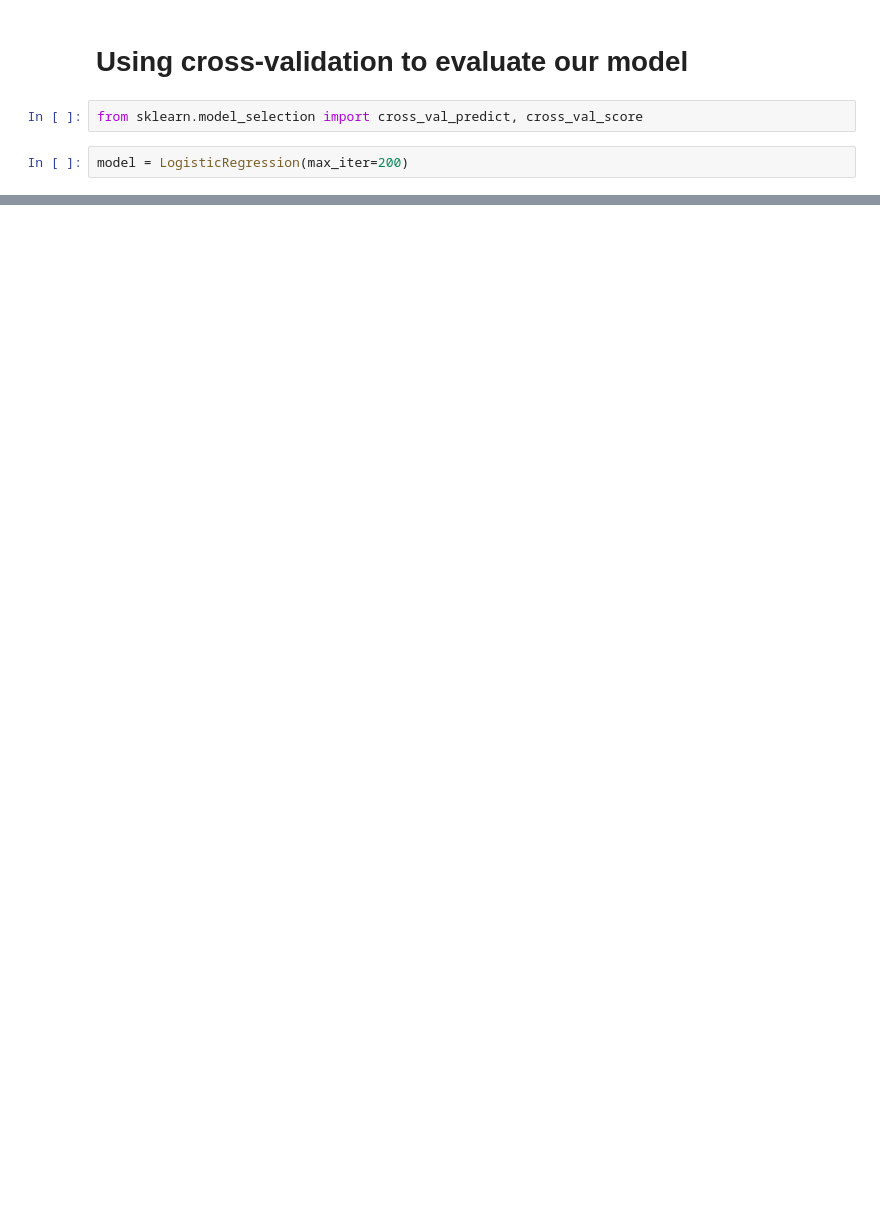
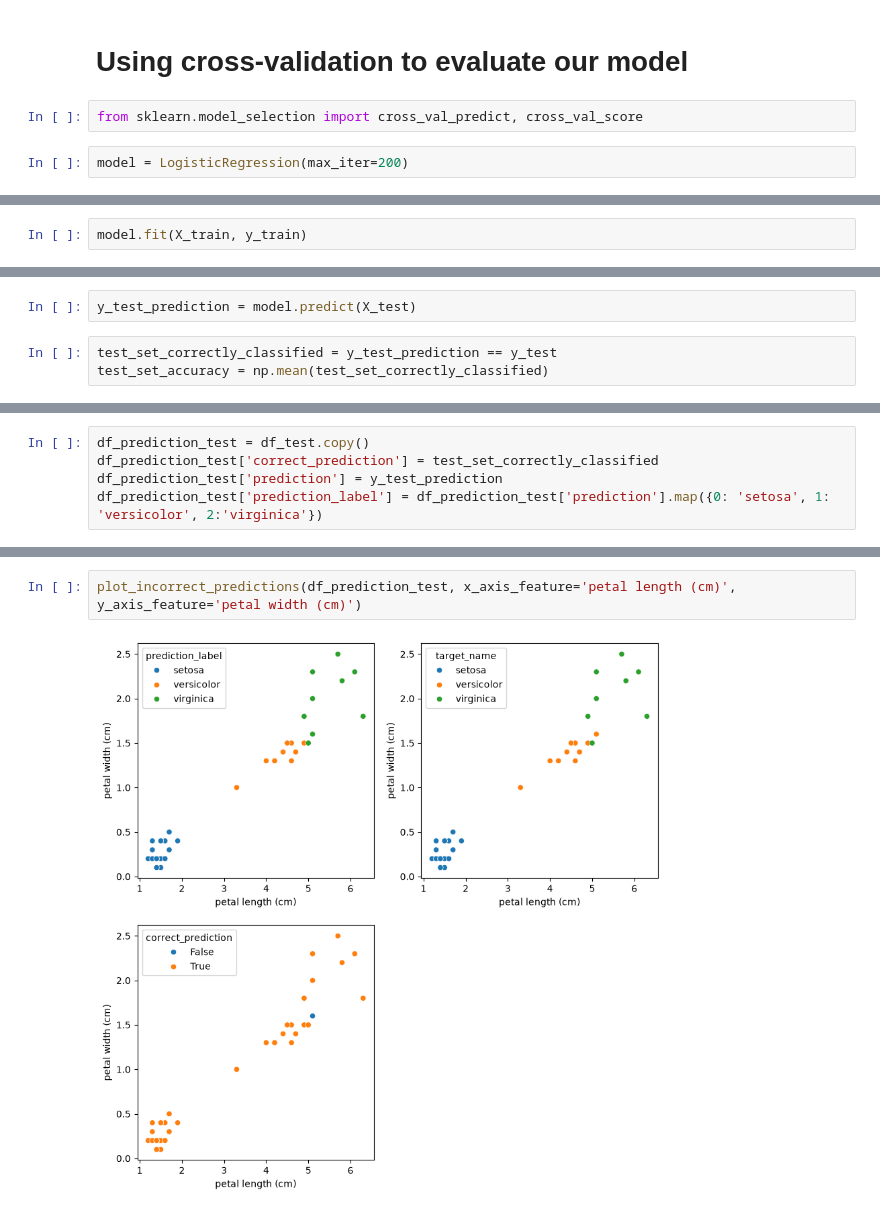
Before and after one commit to nicholasperez142002/machine-learning, a Jupyter notebook: ml-iris/ml_iris.ipynb, the cells around one changed output, grey strips where cells are left out. Saved outputs shown, nothing was run; the diff lists cells and outputs as text; blank space fills up the shorter version.

Commit message:
Finished modeling the iris dataset with basic linearregression

```diff
--- a/ml-iris/ml_iris.ipynb
+++ b/ml-iris/ml_iris.ipynb
@@ -294,0 +437,2 @@ array([0.95652174, 0.95652174, 0.90909091, 0.95454545, 1.        ])
+# %%
+model.fit(X_train, y_train)
@@ -294,0 +441,5 @@ array([0.95652174, 0.95652174, 0.90909091, 0.95454545, 1.        ])
+# %%
+y_test_prediction = model.predict(X_test)
+# %%
+test_set_correctly_classified = y_test_prediction == y_test
+test_set_accuracy = np.mean(test_set_correctly_classified)
@@ -294,0 +450,5 @@ array([0.95652174, 0.95652174, 0.90909091, 0.95454545, 1.        ])
+# %%
+df_prediction_test = df_test.copy()
+df_prediction_test['correct_prediction'] = test_set_correctly_classified
+df_prediction_test['prediction'] = y_test_prediction
+df_prediction_test['prediction_label'] = df_prediction_test['prediction'].map({0: 'setosa', 1: 'versicolor', 2:'virginica'})
@@ -294,0 +464,4 @@ array([0.95652174, 0.95652174, 0.90909091, 0.95454545, 1.        ])
+# %%
+plot_incorrect_predictions(df_prediction_test, x_axis_feature='petal length (cm)', y_axis_feature='petal width (cm)')
+# %% [output]
+[figure, added]
```
Also changed, not shown: parts of 36 cells of this notebook.
